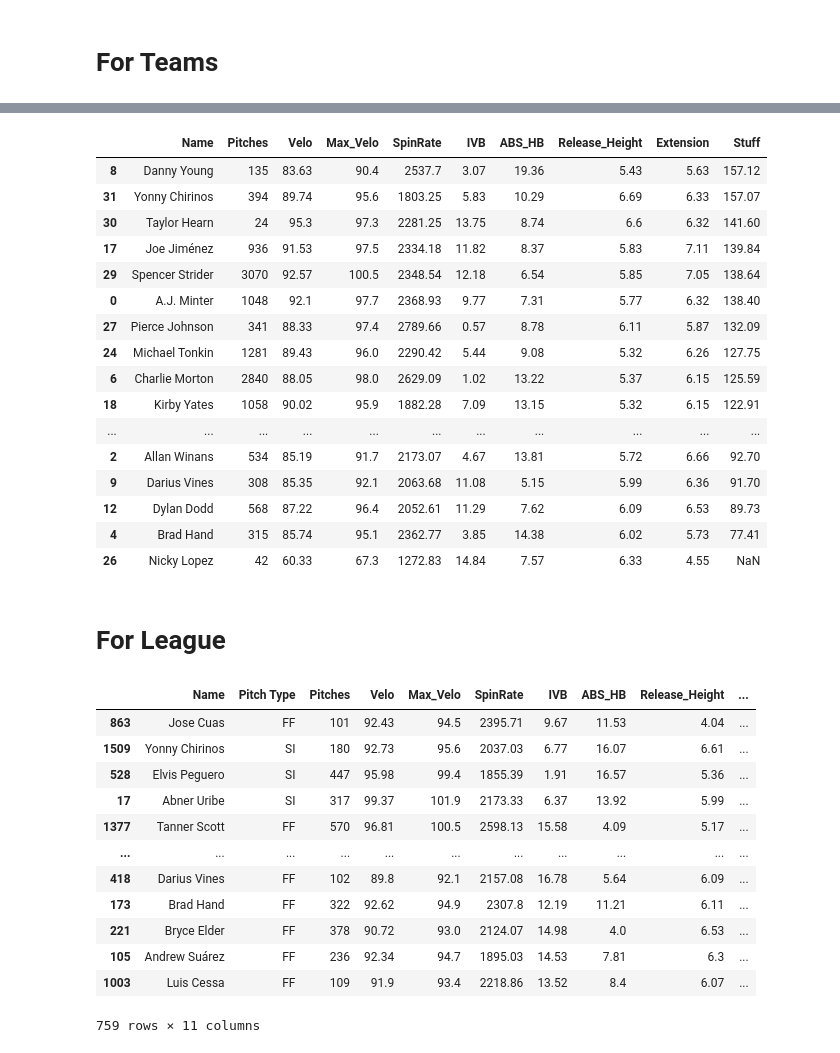
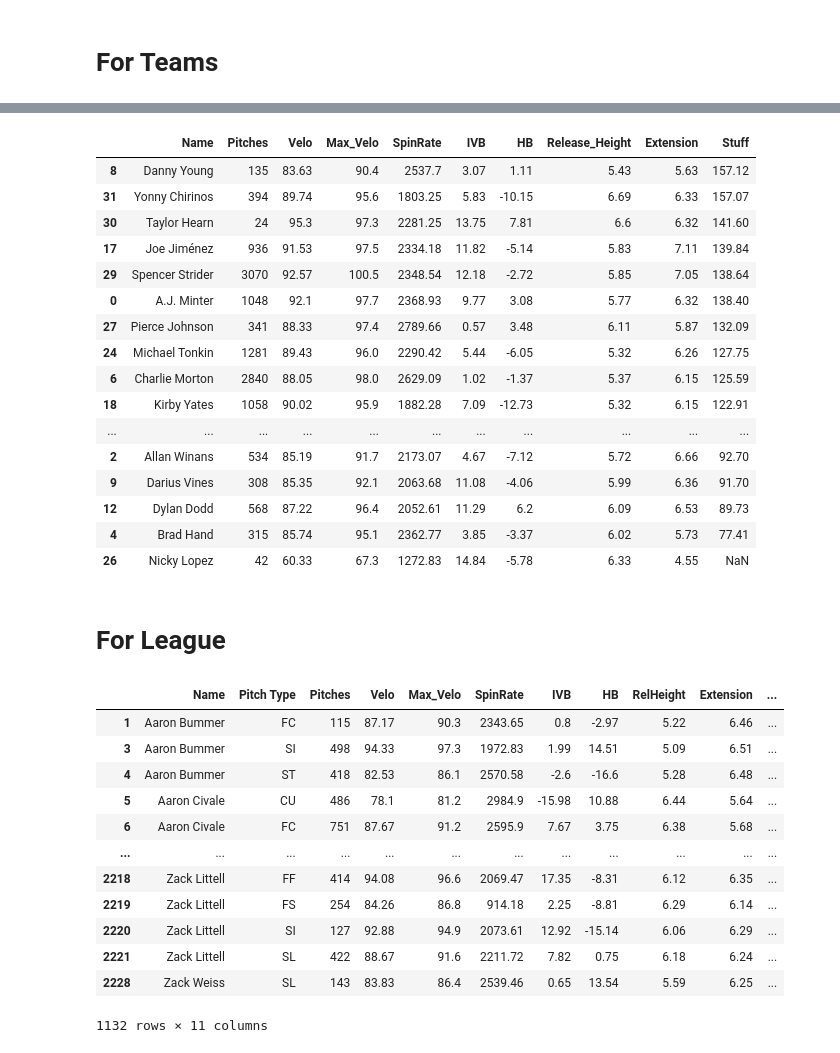
Before and after one commit to Cbkaplinger/Random-Projects, a Jupyter notebook: MLB/MLBStuffPlus.ipynb, the cells around one changed output, grey strips where cells are left out. Drawn from its saved outputs; the diff is of its cells as text; code cells hidden in the pictures.

```diff
--- a/MLB/MLBStuffPlus.ipynb
+++ b/MLB/MLBStuffPlus.ipynb
@@ -265,5 +265,5 @@ team
 # %%
-league = savant_df[savant_df["league"] == "NL"].reset_index(drop = True).dropna()
+league = savant_df[savant_df["league"] == "AL"].reset_index(drop = True).dropna()
 league
 # %% [output]
 |  | league | pitcher_team | Name | Pitch Type | release_speed | release_spin_rate | IVB | ABS_HB | ... |
@@ -282,7 +282,7 @@ league
 # %% [markdown]
 # For Players
 # %%
-stuff = player.drop(["league", "pitcher_team", "Name", "Pitch Type"], axis = 1)
+stuff = player.drop(["league", "pitcher_team", "Name", "Pitch Type", "RelSide", "HB", "plate_x", "plate_z"], axis = 1)
 # %%
 for i in range(len(player)):
     pitch_type = player.loc[i, 'Pitch Type']
@@ -334,7 +334,7 @@ player_grouped
 # %% [markdown]
 # For Teams
 # %%
-stuff = team.drop(["league", "pitcher_team", "Name", "Pitch Type"], axis = 1)
+stuff = team.drop(["league", "pitcher_team", "Name", "Pitch Type", "RelSide", "HB", "plate_x", "plate_z"], axis = 1)
 # %%
 for i in range(len(team)):
     pitch_type = team.loc[i, 'Pitch Type']
@@ -412,34 +412,34 @@ overall = team.groupby(['Name',]).agg(
     Max_Velo = ('release_speed', 'max'),
     SpinRate = ('release_spin_rate', 'mean'),
     IVB = ('IVB', 'mean'),
-    ABS_HB = ('ABS_HB', 'mean'),
+    HB = ('HB', 'mean'),
     Release_Height = ('RelHeight', 'mean'),
     Extension = ('release_extension', 'mean'),
     Stuff = ('Stuff', 'mean')).round(2).reset_index().sort_values(by='Stuff', ascending = False)
 
 overall
 # %% [output]
-|  | Name | Pitches | Velo | Max_Velo | SpinRate | IVB | ABS_HB | Release_Height | Extension | Stuff |
-| 8 | Danny Young | 135 | 83.63 | 90.4 | 2537.7 | 3.07 | 19.36 | 5.43 | 5.63 | 157.12 |
-| 31 | Yonny Chirinos | 394 | 89.74 | 95.6 | 1803.25 | 5.83 | 10.29 | 6.69 | 6.33 | 157.07 |
-| 30 | Taylor Hearn | 24 | 95.3 | 97.3 | 2281.25 | 13.75 | 8.74 | 6.6 | 6.32 | 141.60 |
-| 17 | Joe Jiménez | 936 | 91.53 | 97.5 | 2334.18 | 11.82 | 8.37 | 5.83 | 7.11 | 139.84 |
-| 29 | Spencer Strider | 3070 | 92.57 | 100.5 | 2348.54 | 12.18 | 6.54 | 5.85 | 7.05 | 138.64 |
-| 0 | A.J. Minter | 1048 | 92.1 | 97.7 | 2368.93 | 9.77 | 7.31 | 5.77 | 6.32 | 138.40 |
-| 27 | Pierce Johnson | 341 | 88.33 | 97.4 | 2789.66 | 0.57 | 8.78 | 6.11 | 5.87 | 132.09 |
-| 24 | Michael Tonkin | 1281 | 89.43 | 96.0 | 2290.42 | 5.44 | 9.08 | 5.32 | 6.26 | 127.75 |
-| 6 | Charlie Morton | 2840 | 88.05 | 98.0 | 2629.09 | 1.02 | 13.22 | 5.37 | 6.15 | 125.59 |
-| 18 | Kirby Yates | 1058 | 90.02 | 95.9 | 1882.28 | 7.09 | 13.15 | 5.32 | 6.15 | 122.91 |
+|  | Name | Pitches | Velo | Max_Velo | SpinRate | IVB | HB | Release_Height | Extension | Stuff |
+| 8 | Danny Young | 135 | 83.63 | 90.4 | 2537.7 | 3.07 | 1.11 | 5.43 | 5.63 | 157.12 |
+| 31 | Yonny Chirinos | 394 | 89.74 | 95.6 | 1803.25 | 5.83 | -10.15 | 6.69 | 6.33 | 157.07 |
+| 30 | Taylor Hearn | 24 | 95.3 | 97.3 | 2281.25 | 13.75 | 7.81 | 6.6 | 6.32 | 141.60 |
+| 17 | Joe Jiménez | 936 | 91.53 | 97.5 | 2334.18 | 11.82 | -5.14 | 5.83 | 7.11 | 139.84 |
+| 29 | Spencer Strider | 3070 | 92.57 | 100.5 | 2348.54 | 12.18 | -2.72 | 5.85 | 7.05 | 138.64 |
+| 0 | A.J. Minter | 1048 | 92.1 | 97.7 | 2368.93 | 9.77 | 3.08 | 5.77 | 6.32 | 138.40 |
+| 27 | Pierce Johnson | 341 | 88.33 | 97.4 | 2789.66 | 0.57 | 3.48 | 6.11 | 5.87 | 132.09 |
+| 24 | Michael Tonkin | 1281 | 89.43 | 96.0 | 2290.42 | 5.44 | -6.05 | 5.32 | 6.26 | 127.75 |
+| 6 | Charlie Morton | 2840 | 88.05 | 98.0 | 2629.09 | 1.02 | -1.37 | 5.37 | 6.15 | 125.59 |
+| 18 | Kirby Yates | 1058 | 90.02 | 95.9 | 1882.28 | 7.09 | -12.73 | 5.32 | 6.15 | 122.91 |
 | ... | ... | ... | ... | ... | ... | ... | ... | ... | ... | ... |
-| 2 | Allan Winans | 534 | 85.19 | 91.7 | 2173.07 | 4.67 | 13.81 | 5.72 | 6.66 | 92.70 |
-| 9 | Darius Vines | 308 | 85.35 | 92.1 | 2063.68 | 11.08 | 5.15 | 5.99 | 6.36 | 91.70 |
-| 12 | Dylan Dodd | 568 | 87.22 | 96.4 | 2052.61 | 11.29 | 7.62 | 6.09 | 6.53 | 89.73 |
-| 4 | Brad Hand | 315 | 85.74 | 95.1 | 2362.77 | 3.85 | 14.38 | 6.02 | 5.73 | 77.41 |
-| 26 | Nicky Lopez | 42 | 60.33 | 67.3 | 1272.83 | 14.84 | 7.57 | 6.33 | 4.55 | NaN |
+| 2 | Allan Winans | 534 | 85.19 | 91.7 | 2173.07 | 4.67 | -7.12 | 5.72 | 6.66 | 92.70 |
+| 9 | Darius Vines | 308 | 85.35 | 92.1 | 2063.68 | 11.08 | -4.06 | 5.99 | 6.36 | 91.70 |
+| 12 | Dylan Dodd | 568 | 87.22 | 96.4 | 2052.61 | 11.29 | 6.2 | 6.09 | 6.53 | 89.73 |
+| 4 | Brad Hand | 315 | 85.74 | 95.1 | 2362.77 | 3.85 | -3.37 | 6.02 | 5.73 | 77.41 |
+| 26 | Nicky Lopez | 42 | 60.33 | 67.3 | 1272.83 | 14.84 | -5.78 | 6.33 | 4.55 | NaN |
 # %% [markdown]
 # For League
 # %%
-stuff = league.drop(["league", "pitcher_team", "Name", "Pitch Type"], axis = 1)
+stuff = league.drop(["league", "pitcher_team", "Name", "Pitch Type", "RelSide", "HB", "plate_x", "plate_z"], axis = 1)
 # %%
 for i in range(len(league)):
     pitch_type = league.loc[i, 'Pitch Type']
@@ -468,31 +468,31 @@ for i in range(len(league)):
     elif pitch_type == "ST":
         league.at[i, "Stuff"] = STrf.predict(stuff.iloc[i].values.reshape(1, -1))[0] / (np.sum(df_sweeper["Whiff"] == 1) / len(df_sweeper["Whiff"])) * 100
 # %%
-overall = league.groupby(['Name', 'Pitch Type']).agg(
+leaguePitch = league.groupby(['Name', 'Pitch Type']).agg(
     Pitches = ('Pitch Type', 'count'),
     Velo = ('release_speed', 'mean'),
     Max_Velo = ('release_speed', 'max'),
     SpinRate = ('release_spin_rate', 'mean'),
     IVB = ('IVB', 'mean'),
-    ABS_HB = ('ABS_HB', 'mean'),
-    Release_Height = ('RelHeight', 'mean'),
+    HB = ('HB', 'mean'),
+    RelHeight = ('RelHeight', 'mean'),
     Extension = ('release_extension', 'mean'),
-    Stuff = ('Stuff', 'mean')).round(2).reset_index().sort_values(by='Stuff', ascending = False)
+    Stuff = ('Stuff', 'mean')).round(2).reset_index()
 
-overall = overall[overall['Pitches'] >= 100]
-overall
+leaguePitch = leaguePitch[leaguePitch['Pitches'] >= 100]
+leaguePitch
 # %% [output]
-|  | Name | Pitch Type | Pitches | Velo | Max_Velo | SpinRate | IVB | ABS_HB | Release_Height | ... |
-| 863 | Jose Cuas | FF | 101 | 92.43 | 94.5 | 2395.71 | 9.67 | 11.53 | 4.04 | ... |
-| 1509 | Yonny Chirinos | SI | 180 | 92.73 | 95.6 | 2037.03 | 6.77 | 16.07 | 6.61 | ... |
-| 528 | Elvis Peguero | SI | 447 | 95.98 | 99.4 | 1855.39 | 1.91 | 16.57 | 5.36 | ... |
-| 17 | Abner Uribe | SI | 317 | 99.37 | 101.9 | 2173.33 | 6.37 | 13.92 | 5.99 | ... |
-| 1377 | Tanner Scott | FF | 570 | 96.81 | 100.5 | 2598.13 | 15.58 | 4.09 | 5.17 | ... |
-| ... | ... | ... | ... | ... | ... | ... | ... | ... | ... | ... |
-| 418 | Darius Vines | FF | 102 | 89.8 | 92.1 | 2157.08 | 16.78 | 5.64 | 6.09 | ... |
-| 173 | Brad Hand | FF | 322 | 92.62 | 94.9 | 2307.8 | 12.19 | 11.21 | 6.11 | ... |
-| 221 | Bryce Elder | FF | 378 | 90.72 | 93.0 | 2124.07 | 14.98 | 4.0 | 6.53 | ... |
-| 105 | Andrew Suárez | FF | 236 | 92.34 | 94.7 | 1895.03 | 14.53 | 7.81 | 6.3 | ... |
-| 1003 | Luis Cessa | FF | 109 | 91.9 | 93.4 | 2218.86 | 13.52 | 8.4 | 6.07 | ... |
+|  | Name | Pitch Type | Pitches | Velo | Max_Velo | SpinRate | IVB | HB | RelHeight | Extension | ... |
+| 1 | Aaron Bummer | FC | 115 | 87.17 | 90.3 | 2343.65 | 0.8 | -2.97 | 5.22 | 6.46 | ... |
+| 3 | Aaron Bummer | SI | 498 | 94.33 | 97.3 | 1972.83 | 1.99 | 14.51 | 5.09 | 6.51 | ... |
+| 4 | Aaron Bummer | ST | 418 | 82.53 | 86.1 | 2570.58 | -2.6 | -16.6 | 5.28 | 6.48 | ... |
+| 5 | Aaron Civale | CU | 486 | 78.1 | 81.2 | 2984.9 | -15.98 | 10.88 | 6.44 | 5.64 | ... |
+| 6 | Aaron Civale | FC | 751 | 87.67 | 91.2 | 2595.9 | 7.67 | 3.75 | 6.38 | 5.68 | ... |
+| ... | ... | ... | ... | ... | ... | ... | ... | ... | ... | ... | ... |
+| 2218 | Zack Littell | FF | 414 | 94.08 | 96.6 | 2069.47 | 17.35 | -8.31 | 6.12 | 6.35 | ... |
+| 2219 | Zack Littell | FS | 254 | 84.26 | 86.8 | 914.18 | 2.25 | -8.81 | 6.29 | 6.14 | ... |
+| 2220 | Zack Littell | SI | 127 | 92.88 | 94.9 | 2073.61 | 12.92 | -15.14 | 6.06 | 6.29 | ... |
+| 2221 | Zack Littell | SL | 422 | 88.67 | 91.6 | 2211.72 | 7.82 | 0.75 | 6.18 | 6.24 | ... |
+| 2228 | Zack Weiss | SL | 143 | 83.83 | 86.4 | 2539.46 | 0.65 | 13.54 | 5.59 | 6.25 | ... |
-759 rows × 11 columns
+1132 rows × 11 columns
 # %%
```
Also changed, not shown: parts of 22 cells of this notebook, 17 other files.
